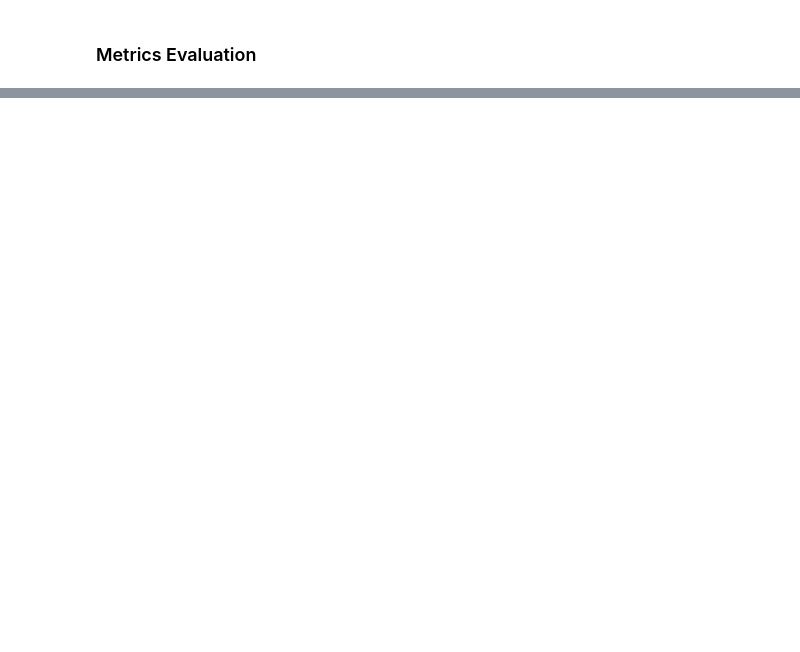
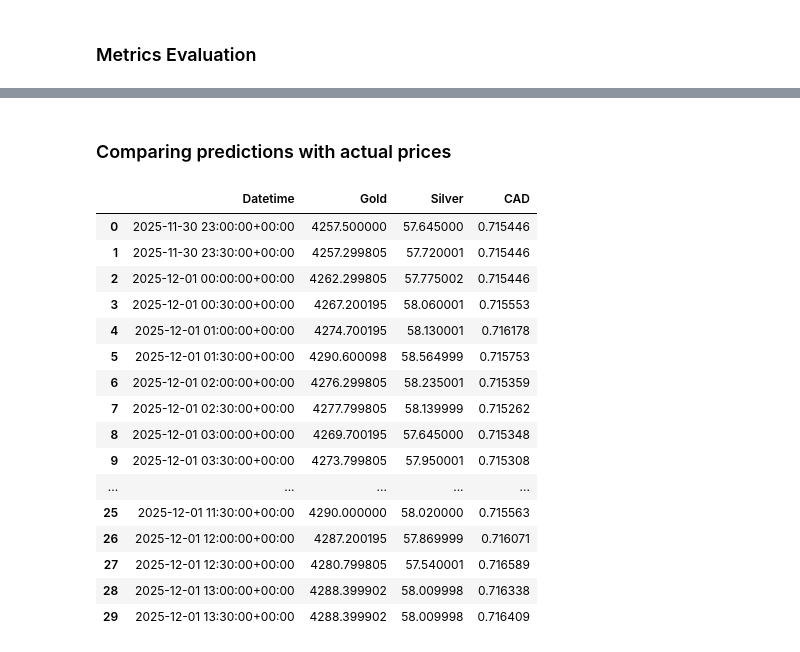
Before and after one commit to ritamerhi/ML-Project, a Jupyter notebook: xgboost.ipynb, the cells around one changed output, grey strips where cells are left out. Saved outputs shown, nothing was run; the diff lists cells and outputs as text; code cells hidden in the pictures; blank space fills up the shorter version.

```diff
--- a/xgboost.ipynb
+++ b/xgboost.ipynb
@@ -334,0 +491,23 @@ plt.show()
+# %% [markdown]
+### Comparing predictions with actual prices
+# %%
+actual = pd.read_csv('/content/drive/MyDrive/ml-datasets/currencies_prediction/prices_30m.csv') #loaded today's prices
+actual
+# %% [output]
+|  | Datetime | Gold | Silver | CAD |
+| 0 | 2025-11-30 23:00:00+00:00 | 4257.500000 | 57.645000 | 0.715446 |
+| 1 | 2025-11-30 23:30:00+00:00 | 4257.299805 | 57.720001 | 0.715446 |
+| 2 | 2025-12-01 00:00:00+00:00 | 4262.299805 | 57.775002 | 0.715446 |
+| 3 | 2025-12-01 00:30:00+00:00 | 4267.200195 | 58.060001 | 0.715553 |
+| 4 | 2025-12-01 01:00:00+00:00 | 4274.700195 | 58.130001 | 0.716178 |
+| 5 | 2025-12-01 01:30:00+00:00 | 4290.600098 | 58.564999 | 0.715753 |
+| 6 | 2025-12-01 02:00:00+00:00 | 4276.299805 | 58.235001 | 0.715359 |
+| 7 | 2025-12-01 02:30:00+00:00 | 4277.799805 | 58.139999 | 0.715262 |
+| 8 | 2025-12-01 03:00:00+00:00 | 4269.700195 | 57.645000 | 0.715348 |
+| 9 | 2025-12-01 03:30:00+00:00 | 4273.799805 | 57.950001 | 0.715308 |
+| ... | ... | ... | ... | ... |
+| 25 | 2025-12-01 11:30:00+00:00 | 4290.000000 | 58.020000 | 0.715563 |
+| 26 | 2025-12-01 12:00:00+00:00 | 4287.200195 | 57.869999 | 0.716071 |
+| 27 | 2025-12-01 12:30:00+00:00 | 4280.799805 | 57.540001 | 0.716589 |
+| 28 | 2025-12-01 13:00:00+00:00 | 4288.399902 | 58.009998 | 0.716338 |
+| 29 | 2025-12-01 13:30:00+00:00 | 4288.399902 | 58.009998 | 0.716409 |
```
Also changed, not shown: parts of 29 cells of this notebook, 1 other file.
